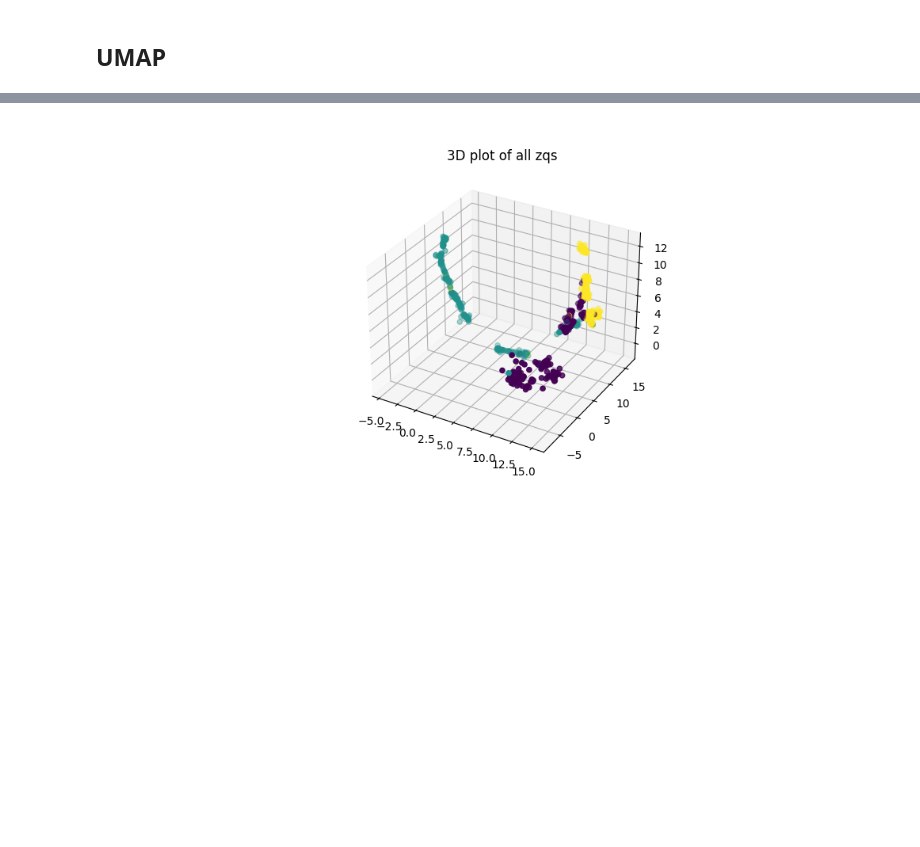
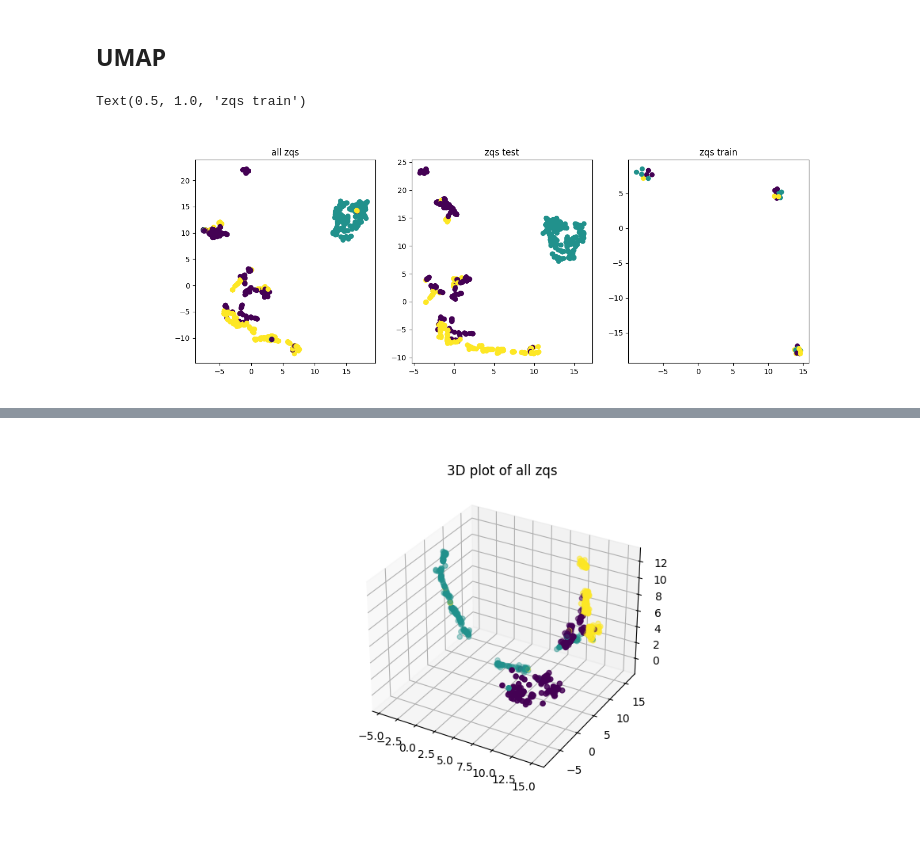
Before and after one commit to erlendlokna/CV-SSL-VQVAE-Framework, a Jupyter notebook: dimreduction.ipynb, the cells around one changed output, grey strips where cells are left out. Saved outputs shown, nothing was run; the diff lists cells and outputs as text; code cells hidden in the pictures; blank space fills up the shorter version.

```diff
--- a/dimreduction.ipynb
+++ b/dimreduction.ipynb
@@ -86,6 +90,14 @@ embs_test = umap.UMAP(densmap=True, dens_lambda=dens_lam, n_components=2, random
 
 embs_2 = dens_mapper_2.embedding_
 embs_3 = dens_mapper_3.embedding_
+# %%
+f, ax = plt.subplots(1, 3, figsize=(15, 5))
+ax[0].scatter(embs_2[:, 0], embs_2[:, 1], c=y); ax[0].set_title("all zqs")
+ax[1].scatter(embs_test[:,0], embs_test[:,1], c=y_test); ax[1].set_title("zqs test")
+ax[2].scatter(embs_train[:,0], embs_train[:,1], c=y_train); ax[2].set_title("zqs train")
+# %% [output]
+Text(0.5, 1.0, 'zqs train')
+[figure, added]
 # %%
 f, ax = plt.subplots(1, 3, figsize=(15, 5))
 ax[0].scatter(embs_2[:, 0], embs_2[:, 1], c=y); ax[0].set_title("all zqs")
```
Also changed, not shown: parts of 10 cells of this notebook, 20 other files.
